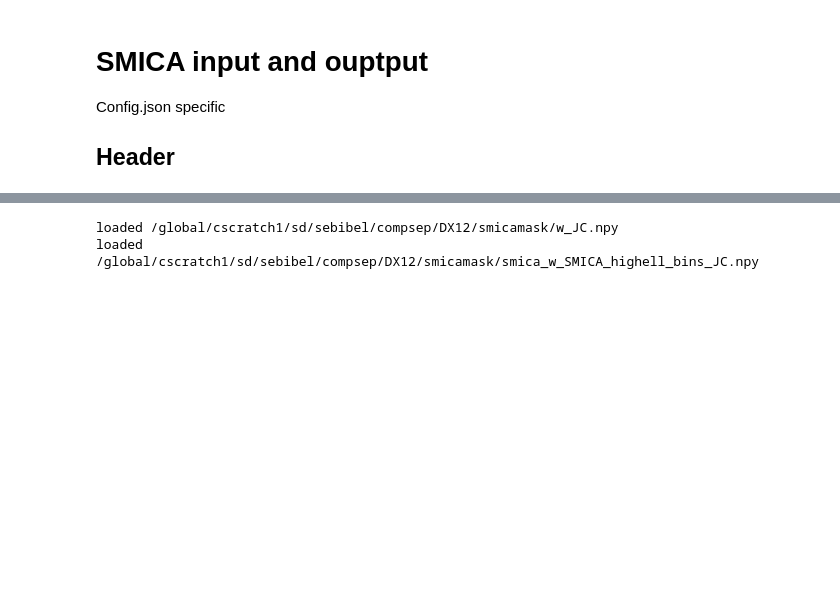
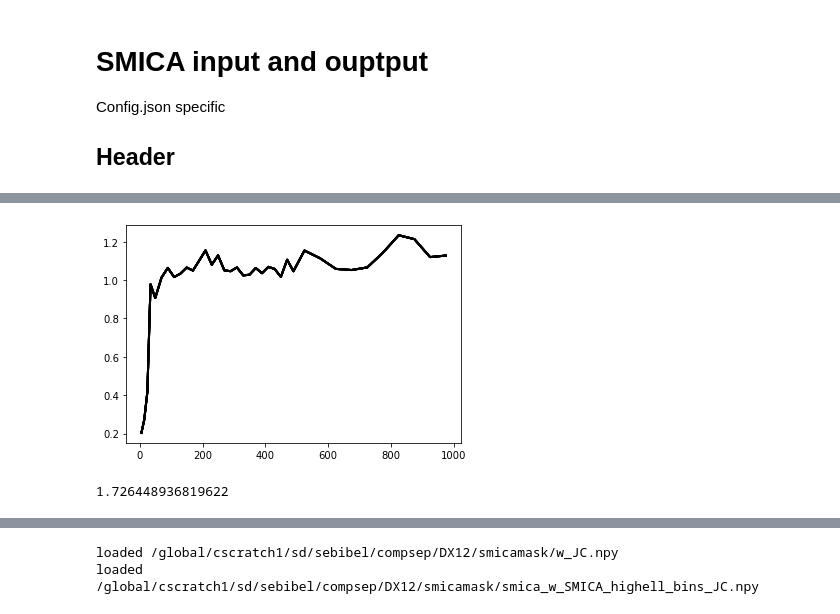
Before and after one commit to Sebastian-Belkner/component_separation, a Jupyter notebook: notebooks/SmicaOutput.ipynb, the cells around one changed output, grey strips where cells are left out. Saved outputs shown, nothing was run; the diff lists cells and outputs as text; code cells hidden in the pictures; blank space fills up the shorter version.

```diff
--- a/notebooks/SmicaOutput.ipynb
+++ b/notebooks/SmicaOutput.ipynb
@@ -195,0 +163,11 @@ ax.legend()
+# %%
+for n in range(covl_S_bnd.shape[0]):
+    for m in range(covl_S_bnd.shape[1]):
+        if logi(n, m):
+            plt.plot(np.mean(bins, axis=1), covl_S_bnd[n,m,:]/smica_params['cov4D'][TEB-1,n,m,:,0], color= 'black', lw=2, label=lab1)
+# %% [output]
+[figure, added]
+# %%
+np.sqrt(2/0.671)
+# %% [output]
+1.726448936819622
```
Also changed, not shown: parts of 10 cells of this notebook, 12 other files.
